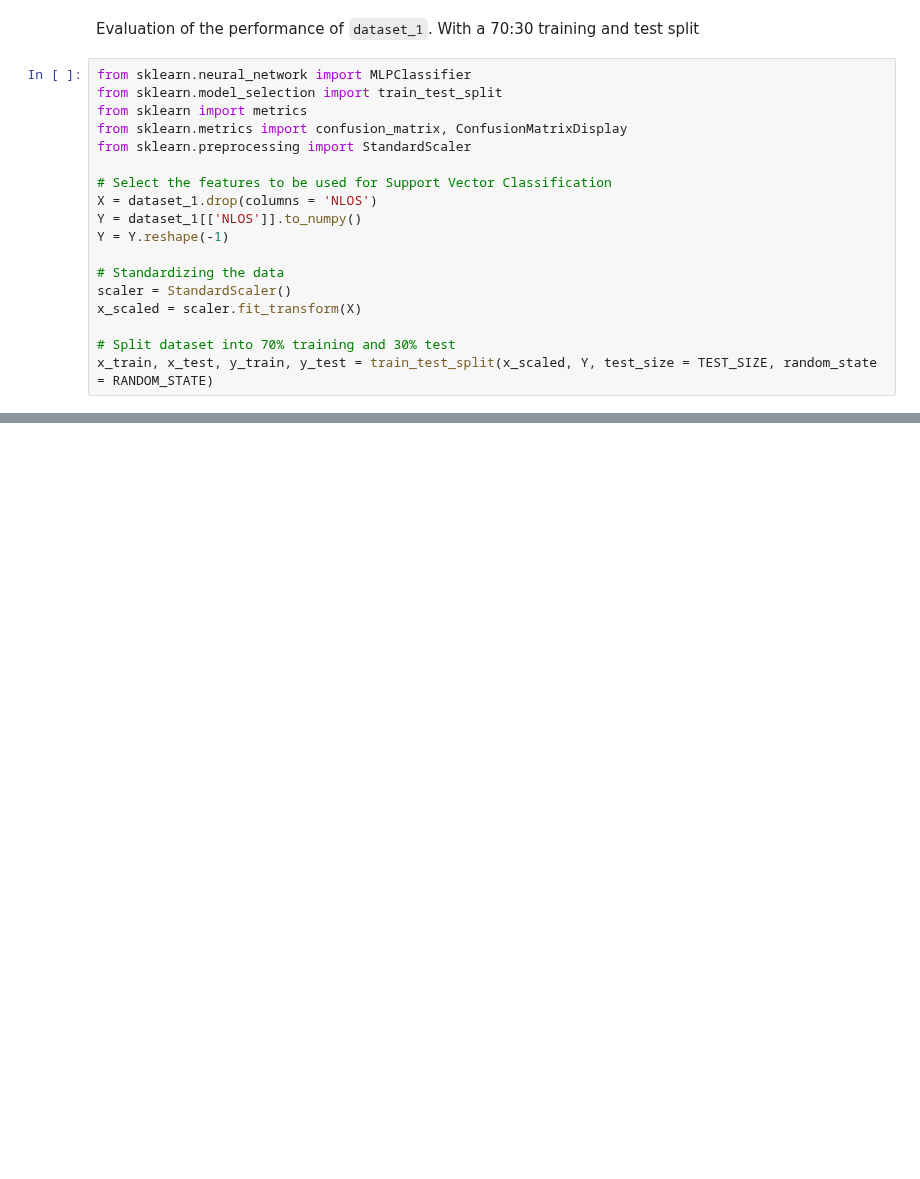
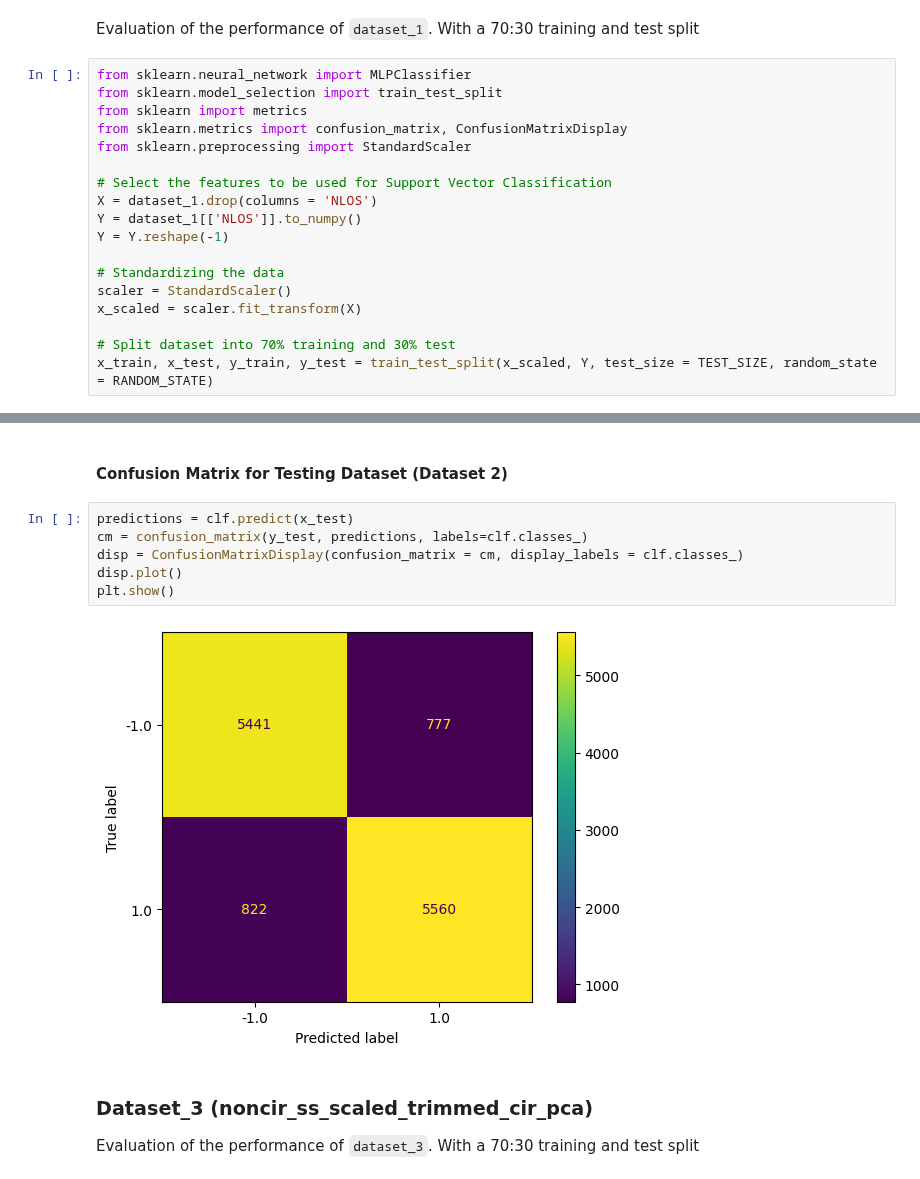
Before and after one commit to ptrpfa/UWB-LOS-NLOS-Classification, a Jupyter notebook: data_mining_mlp.ipynb, the cells around one changed output, grey strips where cells are left out. Saved outputs shown, nothing was run; the diff lists cells and outputs as text; blank space fills up the shorter version.

```diff
--- a/data_mining_mlp.ipynb
+++ b/data_mining_mlp.ipynb
@@ -155,0 +368,14 @@ plt.show()
+# %% [markdown]
+#### Confusion Matrix for Testing Dataset (Dataset 2)
+# %%
+predictions = clf.predict(x_test)
+cm = confusion_matrix(y_test, predictions, labels=clf.classes_)
+disp = ConfusionMatrixDisplay(confusion_matrix = cm, display_labels = clf.classes_)
+disp.plot()
+plt.show()
+# %% [output]
+[figure, added]
+# %% [markdown]
+### Dataset_3 (noncir_ss_scaled_trimmed_cir_pca)
+
+Evaluation of the performance of `dataset_3`. With a 70:30 training and test split
```
Also changed, not shown: parts of 55 cells of this notebook, 4 other files.
